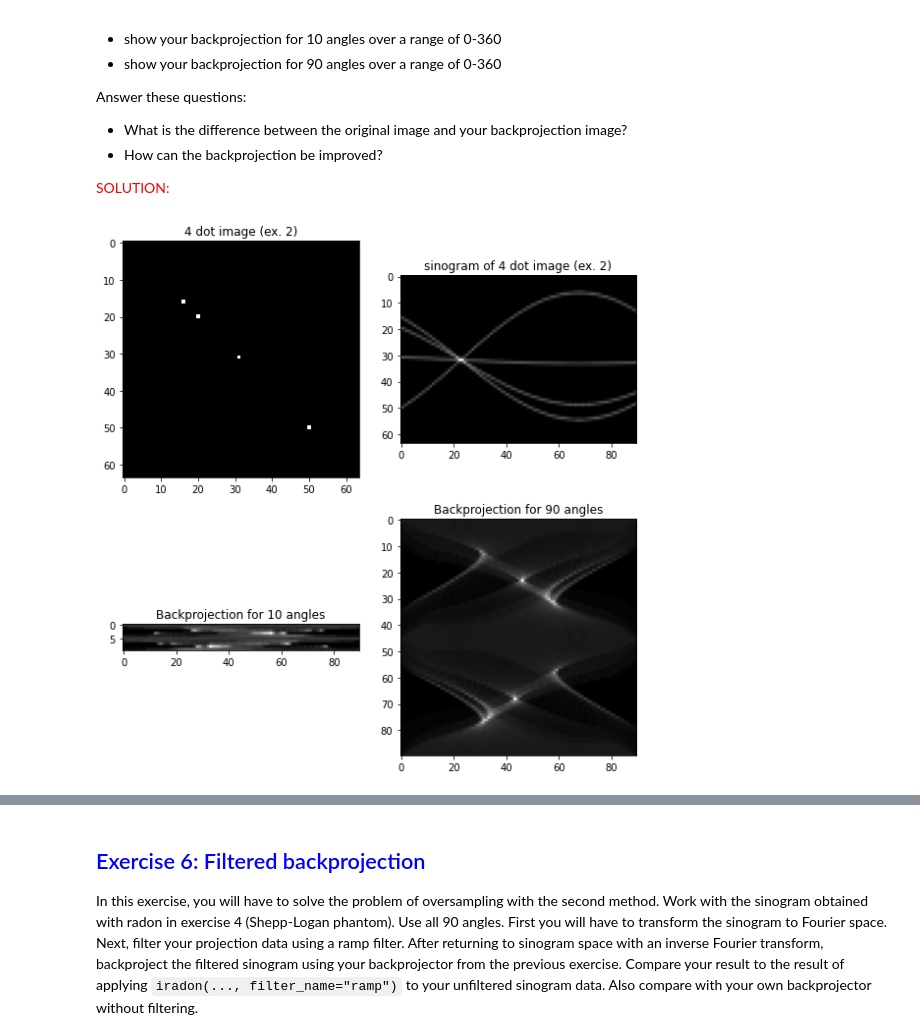
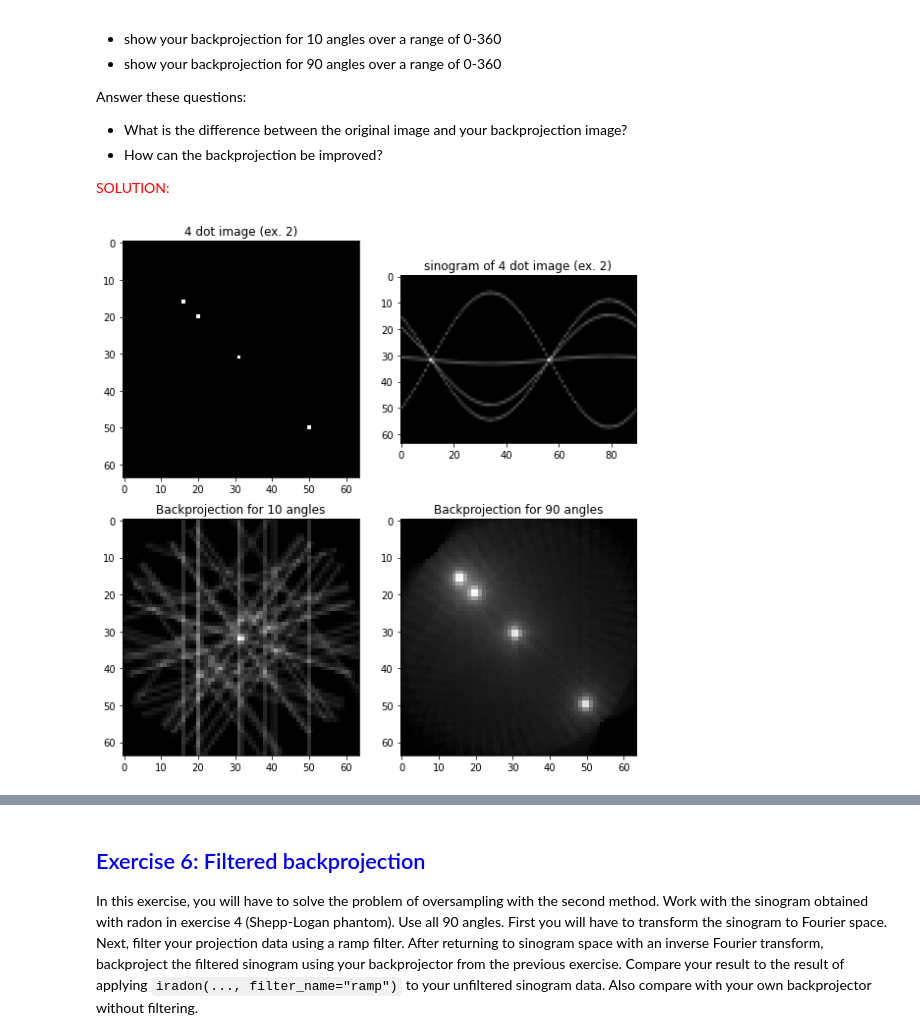
Before and after one commit to cesarz10/Medical-Imaging-UGent, a Jupyter notebook: Practicum_1/UPDATED_Practicum1_ImageFormationAndReconstruction.ipynb, the cells around one changed output, grey strips where cells are left out. Cells and saved outputs as stored; diff of their text form; code cells hidden in the pictures.

Commit message:
Exercise 6 with function

```diff
--- a/Practicum_1/UPDATED_Practicum1_ImageFormationAndReconstruction.ipynb
+++ b/Practicum_1/UPDATED_Practicum1_ImageFormationAndReconstruction.ipynb
@@ -310,37 +310,44 @@ Answer these questions:
 # %%
 # run exersice 2 cell beforehand
 from numpy.matlib import repmat
 from skimage.transform import rotate
 
-My_bp_theta_10 = np.linspace(0, 360, 10, endpoint=False)
-My_bp_theta_90 = np.linspace(0, 360, 90, endpoint=False)
-rotations_bp_10 = np.array([rotate(sinogram_180, theta) for theta in My_bp_theta_10])
-rotations_bp_90 = np.array([rotate(sinogram_180, theta) for theta in My_bp_theta_90])
+# general function for own back projection
+def my_back_projector(image, sinog, ang_range, num_angles):
+    my_bp_angles = np.linspace(0, ang_range, num_angles, endpoint=False)
+    my_back_projection = np.zeros(image.shape)
 
-my_bp_10 = np.array([rot.sum(axis=0) for rot in rotations_bp_10])#.T # sum along Y axis and then transpose
-my_bp_90 = np.array([rot.sum(axis=0) for rot in rotations_bp_90])#.T # sum along Y axis and then transpose
+    for i in range(len(my_bp_angles)):
+        theta = my_bp_angles[i]
+        proy = np.array([sinog[:, i]]*image.shape[0])
+        proy = rotate(proy, theta)
+        my_back_projection += proy
 
+    return my_back_projection
+
+my_bp_10 = my_back_projector(image_3, sinogram_360, 360, 10)
+my_bp_90 = my_back_projector(image_3, sinogram_360, 360, 90)
 
 # plotting
 figs, axs = plt.subplots(2, 2, figsize=(8, 8))
 figs.tight_layout()
 
 axs[0,0].imshow(image_3, cmap='gray')
 axs[0,0].set_title('4 dot image (ex. 2)')
 
-axs[0,1].imshow(sinogram_180, cmap='gray')
+axs[0,1].imshow(sinogram_360, cmap='gray')
 axs[0,1].set_title('sinogram of 4 dot image (ex. 2)')
 
 axs[1,0].imshow(my_bp_10, cmap='gray')
 axs[1,0].set_title('Backprojection for 10 angles')
 
 axs[1,1].imshow(my_bp_90, cmap='gray')
 axs[1,1].set_title('Backprojection for 90 angles')
 
-# plt.savefig(f"report/EX_5_My_bp_10_90.png")
+plt.savefig(f"report/EX_5_My_bp_10_90.png")
 plt.show()
 # %% [output]
-[figure, old version]
+[figure, new version]
 # %% [markdown]
 ## 2.3 Filtered backprojection
 To understand the origin of the blur in the reconstructed image, take a look at the sampling in the Fourier domain.
```
Also changed, not shown: parts of 1 cell of this notebook, 1 other file.
